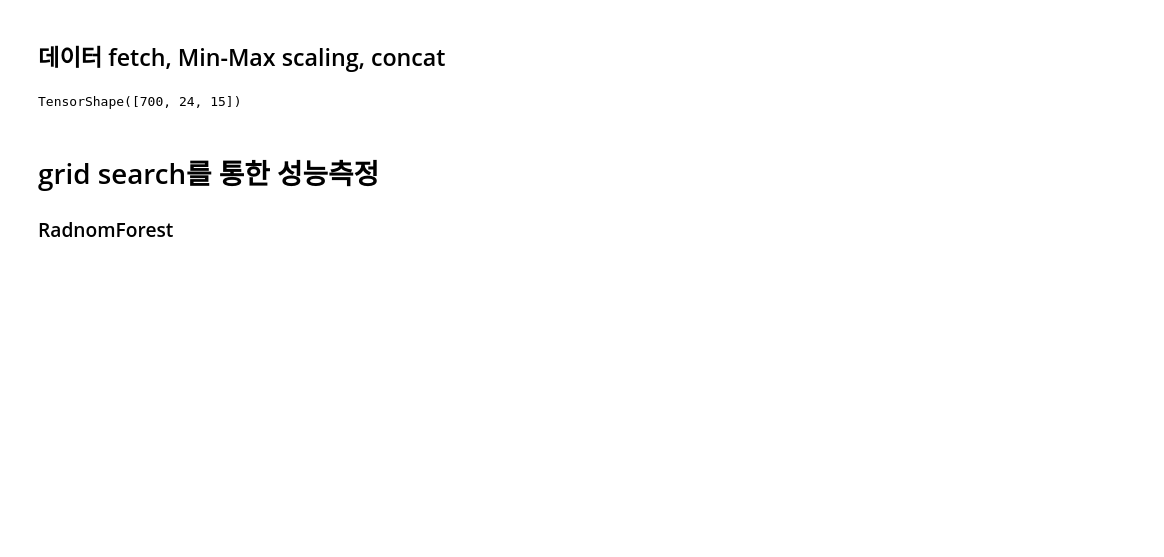
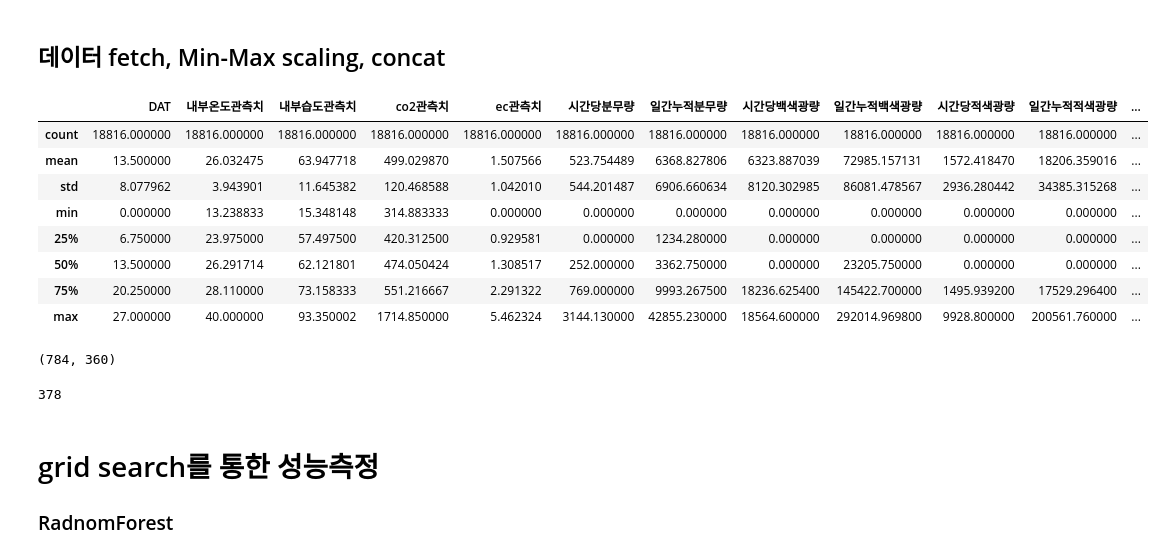
Before and after one commit to Seoutech-ML-teamproject/Lettuce, a Jupyter notebook: main.ipynb, the cells around one changed output. Drawn from its saved outputs; the diff is of its cells as text; code cells hidden in the pictures; blank space fills up the shorter version.

```diff
--- a/main.ipynb
+++ b/main.ipynb
@@ -20,3 +20,18 @@ from sklearn.pipeline import make_pipeline
 from sklearn.ensemble import GradientBoostingRegressor
 from sklearn.ensemble import AdaBoostRegressor
 datapath='./drive/MyDrive/project'
+class CFG:
+    seed = 42
+    VERBOSE = 1
+    random_state = 42
+    N_FOLDS = 28
+    EPOCHS = 400
+    WINDOW_SIZE = 24
+    BATCH_SIZE = 16
+    factor = 0.5
+    patience_1 = 5
+    patience_2 = 15
+    learning_rate = 1e-3
+    weight_decay = 1e-3
+    dropout_rate = 0.2
+    features_num = 15
@@ -82,4 +39,0 @@ data,target=CustomDataset(train_input_list,train_target_list)
-# %%
-tf.convert_to_tensor(data).shape #하루치 데이터를 2-D 형태로 넣고, 이이 2D 텐서가 700개 있습니다.
-# %% [output]
-TensorShape([700, 24, 15])
@@ -108,0 +110,12 @@ data_for_dense = convert_for_Dense(data)[:,:360]
+# %%
+df_train_input.describe()
+# %% [output]
+|  | DAT | 내부온도관측치 | 내부습도관측치 | co2관측치 | ec관측치 | 시간당분무량 | 일간누적분무량 | 시간당백색광량 | 일간누적백색광량 | 시간당적색광량 | 일간누적적색광량 | ... |
+| count | 18816.000000 | 18816.000000 | 18816.000000 | 18816.000000 | 18816.000000 | 18816.000000 | 18816.000000 | 18816.000000 | 18816.000000 | 18816.000000 | 18816.000000 | ... |
+| mean | 13.500000 | 26.032475 | 63.947718 | 499.029870 | 1.507566 | 523.754489 | 6368.827806 | 6323.887039 | 72985.157131 | 1572.418470 | 18206.359016 | ... |
+| std | 8.077962 | 3.943901 | 11.645382 | 120.468588 | 1.042010 | 544.201487 | 6906.660634 | 8120.302985 | 86081.478567 | 2936.280442 | 34385.315268 | ... |
+| min | 0.000000 | 13.238833 | 15.348148 | 314.883333 | 0.000000 | 0.000000 | 0.000000 | 0.000000 | 0.000000 | 0.000000 | 0.000000 | ... |
+| 25% | 6.750000 | 23.975000 | 57.497500 | 420.312500 | 0.929581 | 0.000000 | 1234.280000 | 0.000000 | 0.000000 | 0.000000 | 0.000000 | ... |
+| 50% | 13.500000 | 26.291714 | 62.121801 | 474.050424 | 1.308517 | 252.000000 | 3362.750000 | 0.000000 | 23205.750000 | 0.000000 | 0.000000 | ... |
+| 75% | 20.250000 | 28.110000 | 73.158333 | 551.216667 | 2.291322 | 769.000000 | 9993.267500 | 18236.625400 | 145422.700000 | 1495.939200 | 17529.296400 | ... |
+| max | 27.000000 | 40.000000 | 93.350002 | 1714.850000 | 5.462324 | 3144.130000 | 42855.230000 | 18564.600000 | 292014.969800 | 9928.800000 | 200561.760000 | ... |
@@ -109,3 +153,11 @@ data_for_dense = convert_for_Dense(data)[:,:360]
+# %%
+Convert_for_tradition(std_inputs).shape
+# %% [output]
+(784, 360)
+# %%
+14*27
+# %% [output]
+378
 # %% [markdown]
 <h1>grid search를 통한 성능측정</h1>
 <h3>RadnomForest</h3?
```
Also changed, not shown: parts of 26 cells of this notebook, 1 other file.
